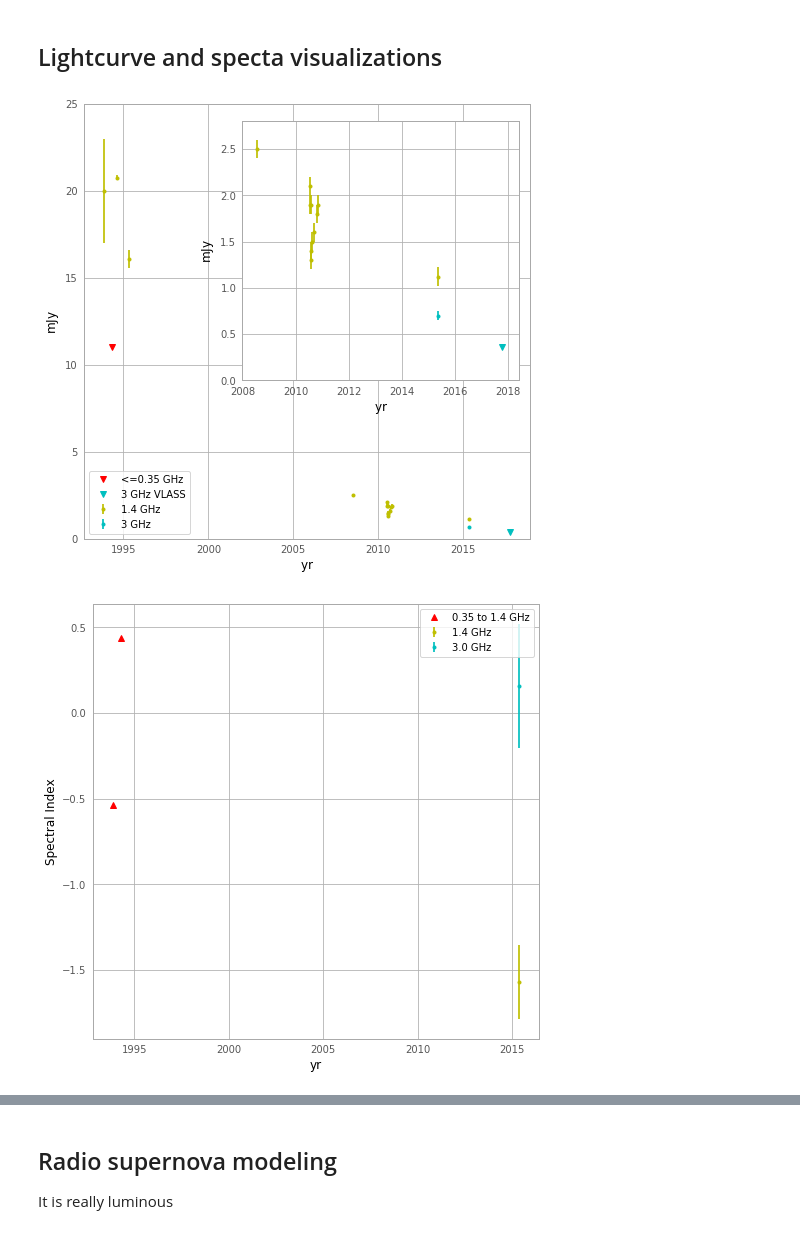
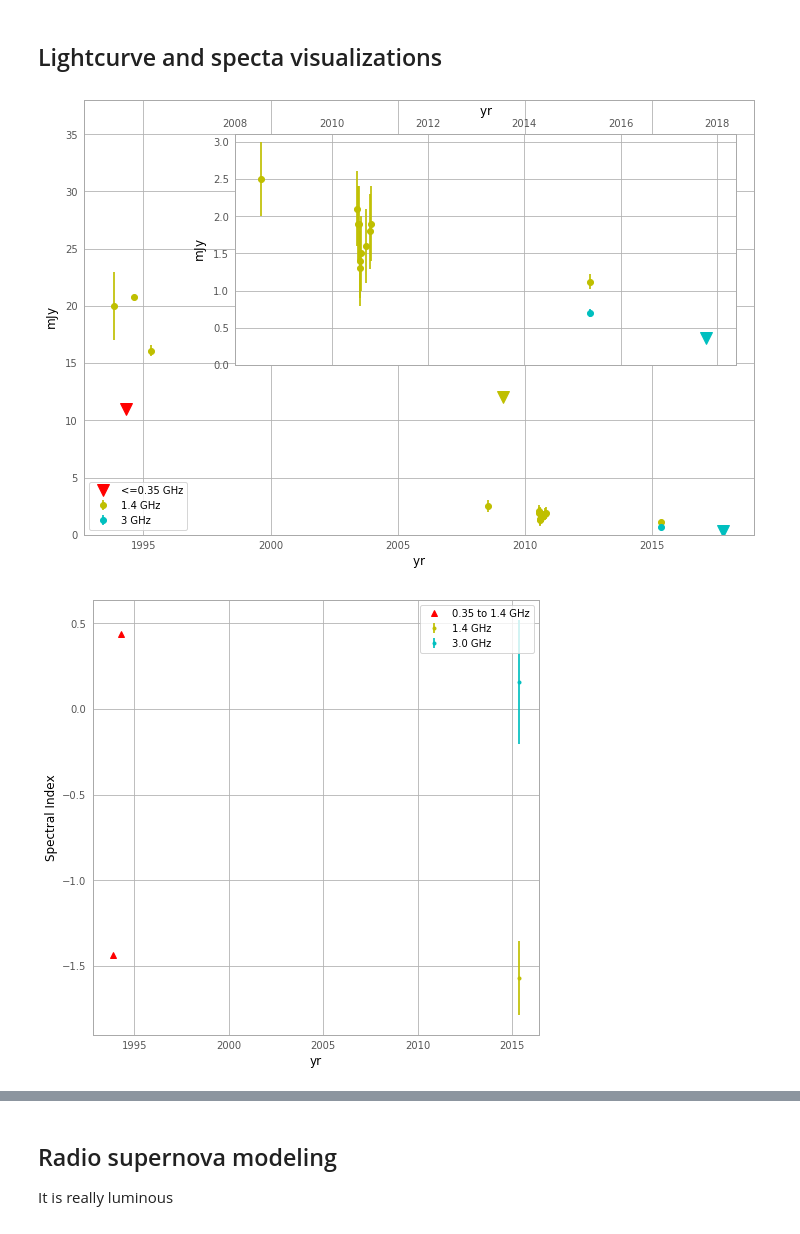
Before and after one commit to caseyjlaw/vlass_query, a Jupyter notebook: J141918.855+394036.03.ipynb, the cells around one changed output, grey strips where cells are left out. Saved outputs shown, nothing was run; the diff lists cells and outputs as text; code cells hidden in the pictures.

Commit message:
added atlas3d variability check

```diff
--- a/J141918.855+394036.03.ipynb
+++ b/J141918.855+394036.03.ipynb
@@ -258,7 +259,8 @@ s_ab6860 = 20.
 es_ab6860 = 3.  # quadrature sum of stat and sys errors from various methods
 # TODO: ab6860 has P band data with limit near 3sigma*30 mJy
 f_ab6860P = 0.325  # guess
-s_ab6860P = 45  # mJy; 3 sigma limit
+#s_ab6860P = 45  # mJy; 3 sigma limit from Bryan's first pass
+s_ab6860P = 58*3  # mJy; 3 sigma limit # Rick's analysis assumes 1358+624 == 10 Jy at P
 alpha_ab6860 = np.log10(s_ab6860/s_ab6860P)/np.log10(f_ab6860/f_ab6860P)
 
 # TODO: add estimate of systematic flux uncertainty
@@ -276,0 +303,6 @@ es_atlas = [0.1]*10  # statistical; TODO: consider systematic
+# %%
+with quantity_support():
+    fig = plt.figure(figsize=(12,8))
+    plt.errorbar(t_atlas*u.year, s_atlas*u.milliJansky, yerr=es_atlas*u.milliJansky, fmt='k.')
+    plt.errorbar(t_atlas*u.year, s_atlas_ref0*u.Jansky, yerr=es_atlas_ref0*u.milliJansky, fmt='r.')
+    plt.errorbar(t_atlas*u.year, s_atlas_ref1*u.Jansky, yerr=es_atlas_ref1*u.milliJansky, fmt='b.')
@@ -277,3 +311,6 @@ es_atlas = [0.1]*10  # statistical; TODO: consider systematic
+# %%
+# redefine atlas error to include estimated systematic value added in quadrature
+es_atlas = [np.sqrt(0.1**2 + (1e3*es_sys_ref0)**2)]*10
 # %% [markdown]
 #### Spectral index limits
 # %%
@@ -288,3 +327,8 @@ Lower limit from simultaneous 0.325 to 1.4 GHz spectral index: -0.53854304139358
+# %%
+# atats survey
+t_ata = astropy.time.Time('2009-02-15').decimalyear  # epochs from jan - april
+f_ata = 1.43  # GHz
+s_ata = 12  # mJy; 3sigma limit
 # %% [markdown]
 #### Low-frequency non-detections
 * 74 MHz from VLSSr: https://heasarc.gsfc.nasa.gov/W3Browse/radio-catalog/vlssr.html
@@ -323,58 +367,60 @@ Other potential data sets to analyze:
 # omit vlssr (not constraining and throws off plot)
 
 with quantity_support():
-    fig = plt.figure(figsize=(8,8))
+    fig = plt.figure(figsize=(12,8))
     # fluxes
     plt.plot([t_tgss, t_wenss, t_ab6860]*u.year,
                  [s_tgss, s_wenss, s_ab6860P]*u.milliJansky,
-                 'rv', label="<=0.35 GHz")  # 150 MHz
+                 'rv', markersize=12, label="<=0.35 GHz")  # 150 MHz
     plt.errorbar([t_ab6860, t_first, t_nvss, t_farnes]*u.year,
                  [s_ab6860, s_first, s_nvss, s_farnesL]*u.milliJansky,
+                 markersize=12,
                  yerr=[es_ab6860, es_first, es_nvss, es_farnesL]*u.milliJansky, fmt='y.',
                  label="1.4 GHz")  # 1.4 GHz
-    plt.errorbar(t_atlas*u.year, s_atlas*u.milliJansky, yerr=es_atlas*u.milliJansky, fmt='y.')
+    plt.plot(t_ata, s_ata*u.milliJansky, 'yv', markersize=12)  # 3 GHz
+    plt.errorbar(t_atlas*u.year, s_atlas*u.milliJansky, yerr=es_atlas*u.milliJansky, markersize=12, fmt='y.')
     plt.errorbar([t_farnes]*u.year,
                  [s_farnesS]*u.milliJansky,
-                 yerr=[es_farnesS]*u.milliJansky, fmt='c.',
+                 yerr=[es_farnesS]*u.milliJansky, fmt='c.', markersize=12,
                  label="3 GHz")  # 3 GHz
-    plt.plot([t_vlass]*u.year, [s_vlass]*u.milliJansky, 'cv', label="3 GHz VLASS")  # 3 GHz
+    plt.plot([t_vlass]*u.year, [s_vlass]*u.milliJansky, 'cv', markersize=12)  # 3 GHz
     plt.legend(loc=3)
-    plt.ylim(0, 25)
+    plt.ylim(0, 38)
 
-    left, bottom, width, height = [0.4, 0.4, 0.48, 0.45]
+    left, bottom, width, height = [0.3, 0.42, 0.58, 0.4]
     ax2 = fig.add_axes([left, bottom, width, height])
     ax2.plot([t_tgss, t_wenss, t_ab6860]*u.year,
                  [s_tgss, s_wenss, s_ab6860P]*u.milliJansky,
-                 'rv', label="<=0.35 GHz")  # 150 MHz
+                 'rv', markersize=12, label="<=0.35 GHz")  # 150 MHz
     ax2.errorbar([t_ab6860, t_first, t_nvss, t_farnes]*u.year,
                  [s_ab6860, s_first, s_nvss, s_farnesL]*u.milliJansky,
-                 yerr=[es_ab6860, es_first, es_nvss, es_farnesL]*u.milliJansky, fmt='y.',
+                 markersize=12, yerr=[es_ab6860, es_first, es_nvss, es_farnesL]*u.milliJansky, fmt='y.',
                  label="1.4 GHz")  # 1.4 GHz
-    ax2.errorbar(t_atlas*u.year, s_atlas*u.milliJansky, yerr=es_atlas*u.milliJansky, fmt='y.')
+    ax2.errorbar(t_atlas*u.year, s_atlas*u.milliJansky, yerr=es_atlas*u.milliJansky, markersize=12, fmt='y.')
     ax2.errorbar([t_farnes]*u.year,
                  [s_farnesS]*u.milliJansky,
-                 yerr=[es_farnesS]*u.milliJansky, fmt='c.',
+                 yerr=[es_farnesS]*u.milliJansky, markersize=12, fmt='c.',
                  label="3 GHz")  # 3 GHz
-    ax2.plot([t_vlass]*u.year, [s_vlass]*u.milliJansky, 'cv', label="3 GHz VLASS")  # 3 GHz
+    ax2.plot([t_vlass]*u.year, [s_vlass]*u.milliJansky, 'cv', markersize=12)  # 3 GHz
     ax2.set_xlim(2008, 2018.4)
-    ax2.set_ylim(0, 2.8)
-
+    ax2.set_ylim(0, 3.1)
+    ax2.xaxis.tick_top()
+    ax2.xaxis.set_label_position('top')
     plt.savefig("fluxlc_j1419.pdf", format="pdf")
-
 
     plt.figure(figsize=(8,8))
 #    plt.subplot(122)
     # alphas
     plt.plot([t_ab6860, t_wenss], [alpha_ab6860, alpha_fw], 'r^', label="0.35 to 1.4 GHz")
     plt.errorbar([t_farnes], [alpha_farnesLL], yerr=[ealpha_farnesLL], fmt='y.', label="1.4 GHz")
     plt.errorbar([t_farnes], [alpha_farnesSS], yerr=[ealpha_farnesSS], fmt='c.', label="3.0 GHz")
     plt.xlabel("yr")
     plt.ylabel("Spectral Index")
     plt.legend()
     plt.savefig("alphalc_j1419.pdf", format="pdf")
 # %% [output]
-[figure, old version]
+[figure, new version]
-[figure, old version]
+[figure, new version]
 # %%
 with quantity_support():
     plt.figure(figsize=(15,5))
```
Also changed, not shown: parts of 13 cells of this notebook, 2 other files.
